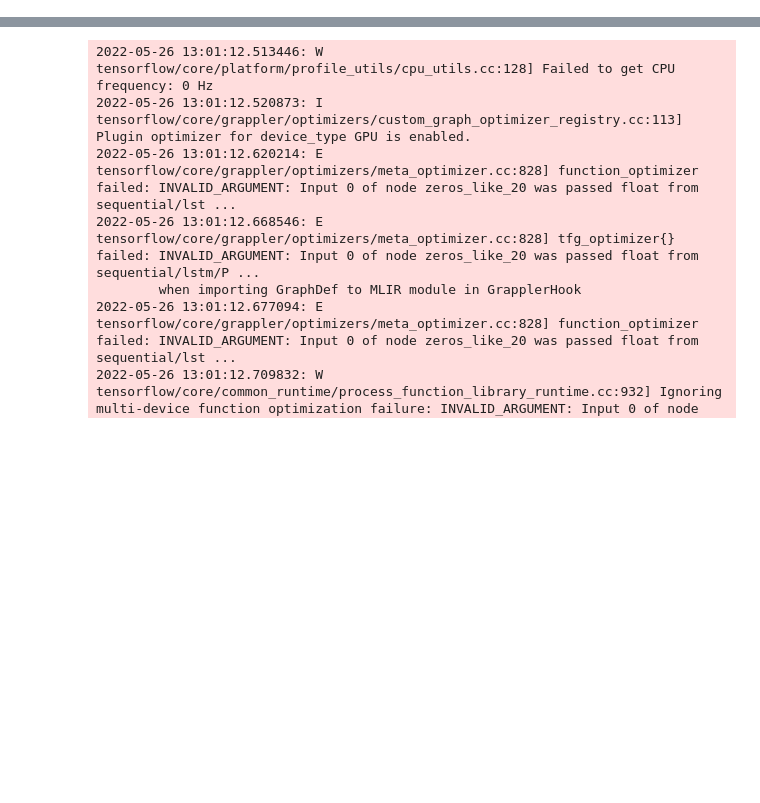
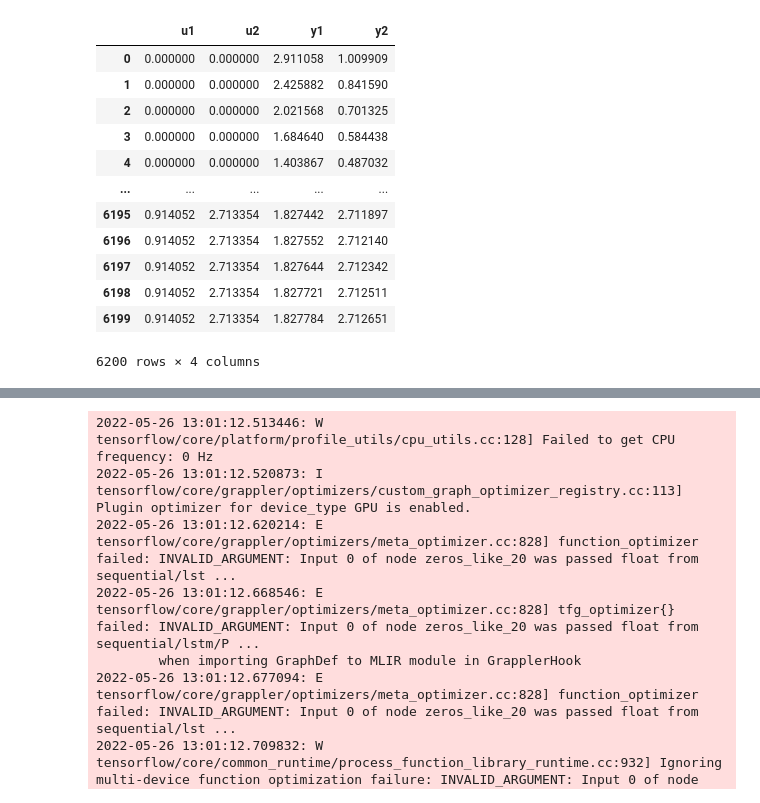
Before and after one commit to BYU-PRISM/Transformer_MPC, a Jupyter notebook: 03_HybridModel/pinn_fopdt_mimo.ipynb, the cells around one changed output, grey strips where cells are left out. Saved outputs shown, nothing was run; the diff lists cells and outputs as text; code cells hidden in the pictures; blank space fills up the shorter version.

```diff
--- a/03_HybridModel/pinn_fopdt_mimo.ipynb
+++ b/03_HybridModel/pinn_fopdt_mimo.ipynb
@@ -111,4 +120,20 @@ data2 = pd.read_pickle('open_loop_data_SISO_wide.pkl') # for Loss 2 (PINN)
 data3 = pd.concat([data1, data2], ignore_index=True) # for validation
+# %%
+data3
+# %% [output]
+|  | u1 | u2 | y1 | y2 |
+| 0 | 0.000000 | 0.000000 | 2.911058 | 1.009909 |
+| 1 | 0.000000 | 0.000000 | 2.425882 | 0.841590 |
+| 2 | 0.000000 | 0.000000 | 2.021568 | 0.701325 |
+| 3 | 0.000000 | 0.000000 | 1.684640 | 0.584438 |
+| 4 | 0.000000 | 0.000000 | 1.403867 | 0.487032 |
+| ... | ... | ... | ... | ... |
+| 6195 | 0.914052 | 2.713354 | 1.827442 | 2.711897 |
+| 6196 | 0.914052 | 2.713354 | 1.827552 | 2.712140 |
+| 6197 | 0.914052 | 2.713354 | 1.827644 | 2.712342 |
+| 6198 | 0.914052 | 2.713354 | 1.827721 | 2.712511 |
+| 6199 | 0.914052 | 2.713354 | 1.827784 | 2.712651 |
+6200 rows × 4 columns
 # %%
 path ="figs_result/"
 # %%
```
Also changed, not shown: parts of 8 cells of this notebook, 7 other files.
